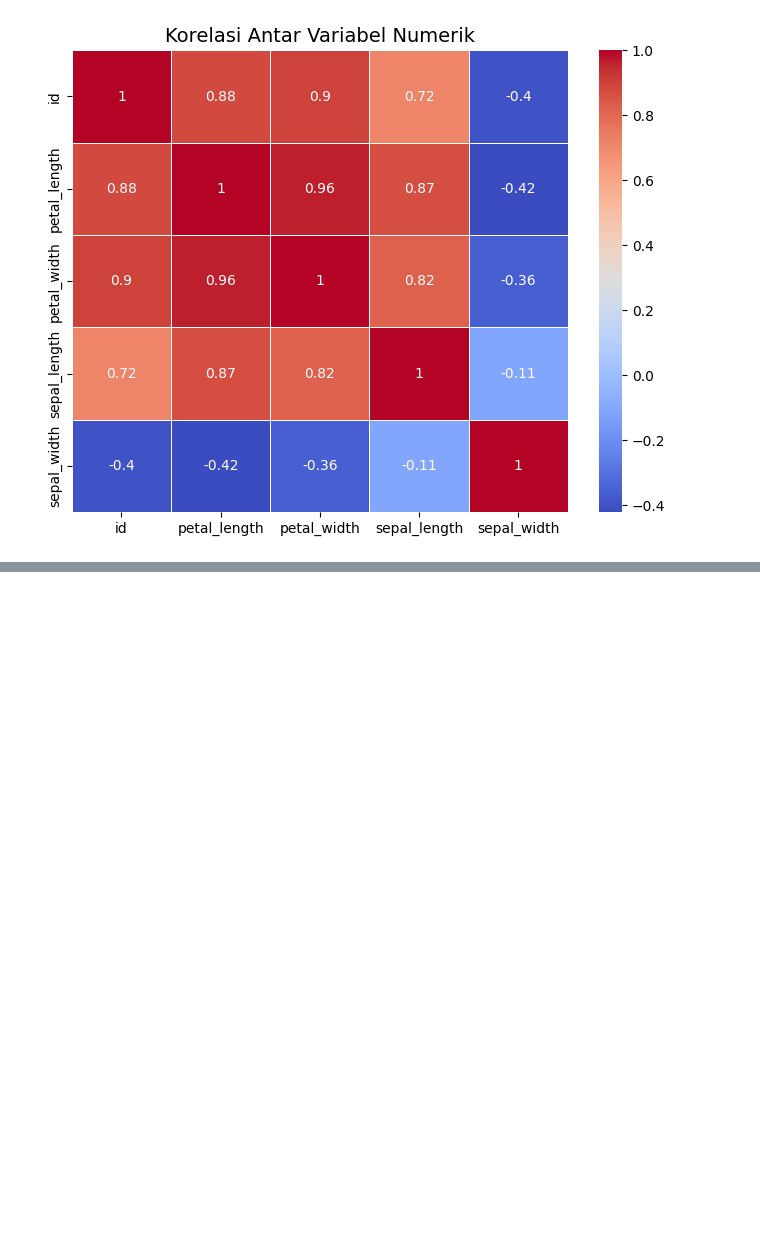
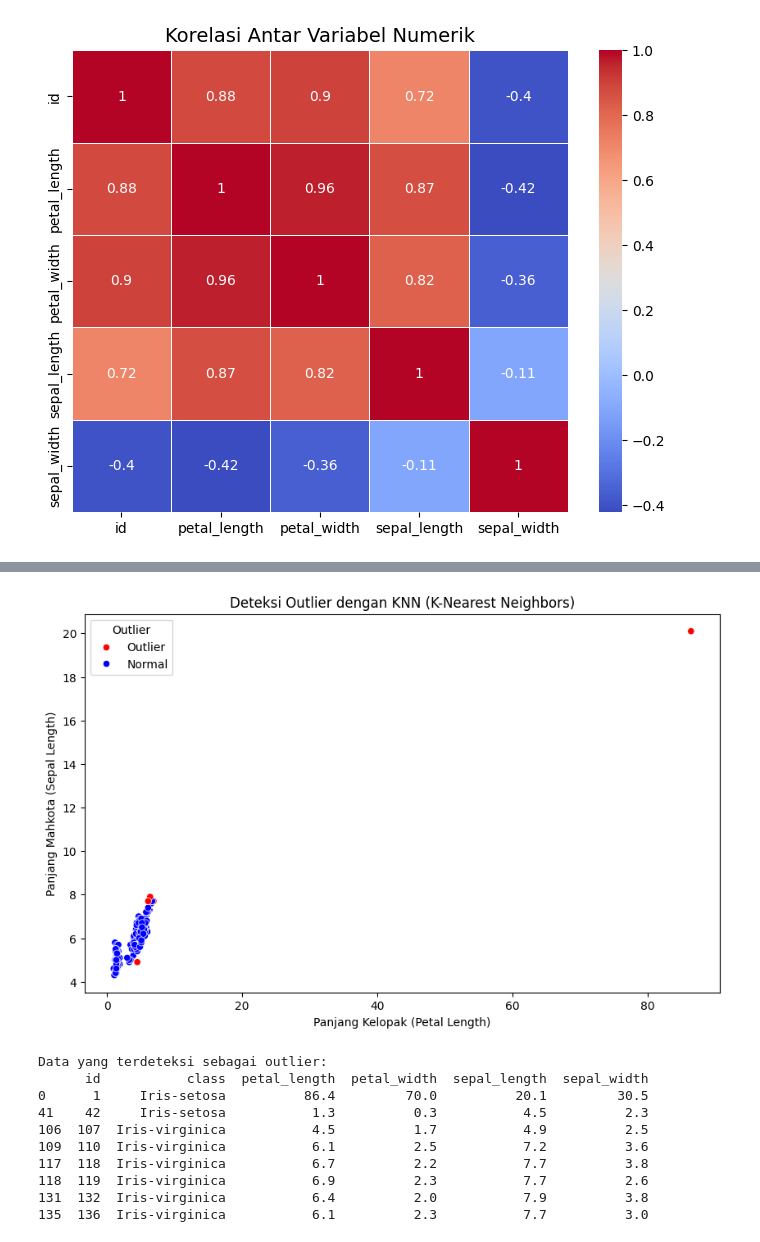
Before and after one commit to tuhu02/pendata, a Jupyter notebook: Memahami-Data.ipynb, the cells around one changed output, grey strips where cells are left out. Saved outputs shown, nothing was run; the diff lists cells and outputs as text; code cells hidden in the pictures; blank space fills up the shorter version.

```diff
--- a/Memahami-Data.ipynb
+++ b/Memahami-Data.ipynb
@@ -314,0 +300,54 @@ plt.show()
+# %%
+import pandas as pd
+import numpy as np
+import matplotlib.pyplot as plt
+import seaborn as sns
+from sklearn.neighbors import NearestNeighbors
+
+# Baca data dari CSV
+df = pd.read_csv("hasil_gabungan.csv")
+
+# Pilih kolom numerik untuk deteksi outlier
+numerical_columns = ["petal_length", "petal_width", "sepal_length", "sepal_width"]
+data_numeric = df[numerical_columns]
+
+# ==== 1. Mencari K Tetangga Terdekat ====
+k = 5  # Jumlah tetangga yang digunakan
+nbrs = NearestNeighbors(n_neighbors=k, metric="euclidean")
+nbrs.fit(data_numeric)
+
+# ==== 2. Menghitung Jarak ke K Tetangga Terdekat ====
+distances, indices = nbrs.kneighbors(data_numeric)
+
+# Gunakan rata-rata dari jarak ke semua K tetangga sebagai skor outlier
+outlier_scores = distances.mean(axis=1)
+
+# ==== 3. Menentukan Threshold Outlier ====
+threshold = np.percentile(outlier_scores, 95)  # Ambil persentil ke-95 sebagai batas
+outliers = outlier_scores > threshold  # Data dianggap outlier jika skornya di atas threshold
+
+# ==== 4. Visualisasi Outlier ====
+plt.figure(figsize=(10, 6))
+sns.scatterplot(x=df["petal_length"], y=df["sepal_length"], hue=outliers, palette={True: "red", False: "blue"})
+plt.title("Deteksi Outlier dengan KNN (K-Nearest Neighbors)")
+plt.xlabel("Panjang Kelopak (Petal Length)")
+plt.ylabel("Panjang Mahkota (Sepal Length)")
+plt.legend(title="Outlier", labels=["Outlier", "Normal"])
+plt.show()
+
+# ==== 5. Menampilkan Data Outlier ====
+df_outliers = df[outliers]
+print("Data yang terdeteksi sebagai outlier:")
+print(df_outliers)
+# %% [output]
+[figure, added]
+Data yang terdeteksi sebagai outlier:
+      id           class  petal_length  petal_width  sepal_length  sepal_width
+0      1     Iris-setosa          86.4         70.0          20.1         30.5
+41    42     Iris-setosa           1.3          0.3           4.5          2.3
+106  107  Iris-virginica           4.5          1.7           4.9          2.5
+109  110  Iris-virginica           6.1          2.5           7.2          3.6
+117  118  Iris-virginica           6.7          2.2           7.7          3.8
+118  119  Iris-virginica           6.9          2.3           7.7          2.6
+131  132  Iris-virginica           6.4          2.0           7.9          3.8
+135  136  Iris-virginica           6.1          2.3           7.7          3.0
```
Also changed, not shown: parts of 16 cells of this notebook, 1 other file.
